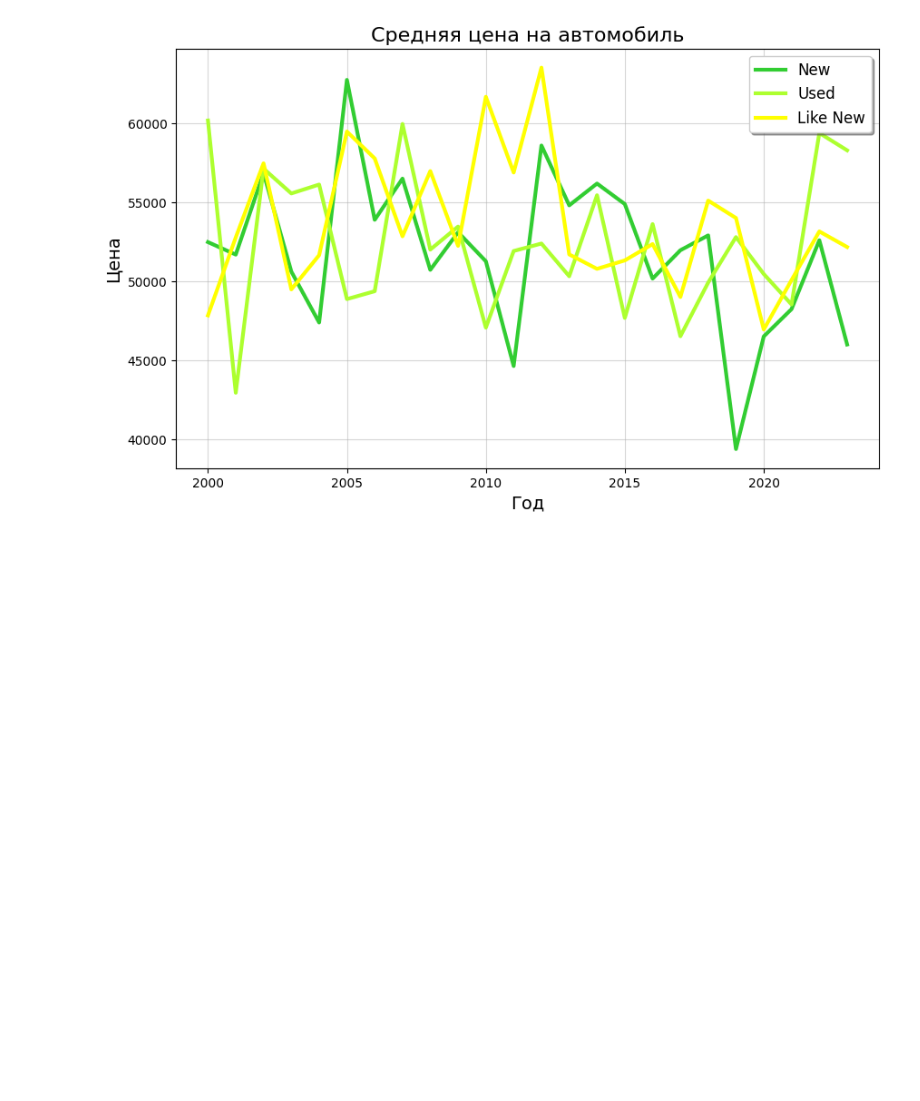
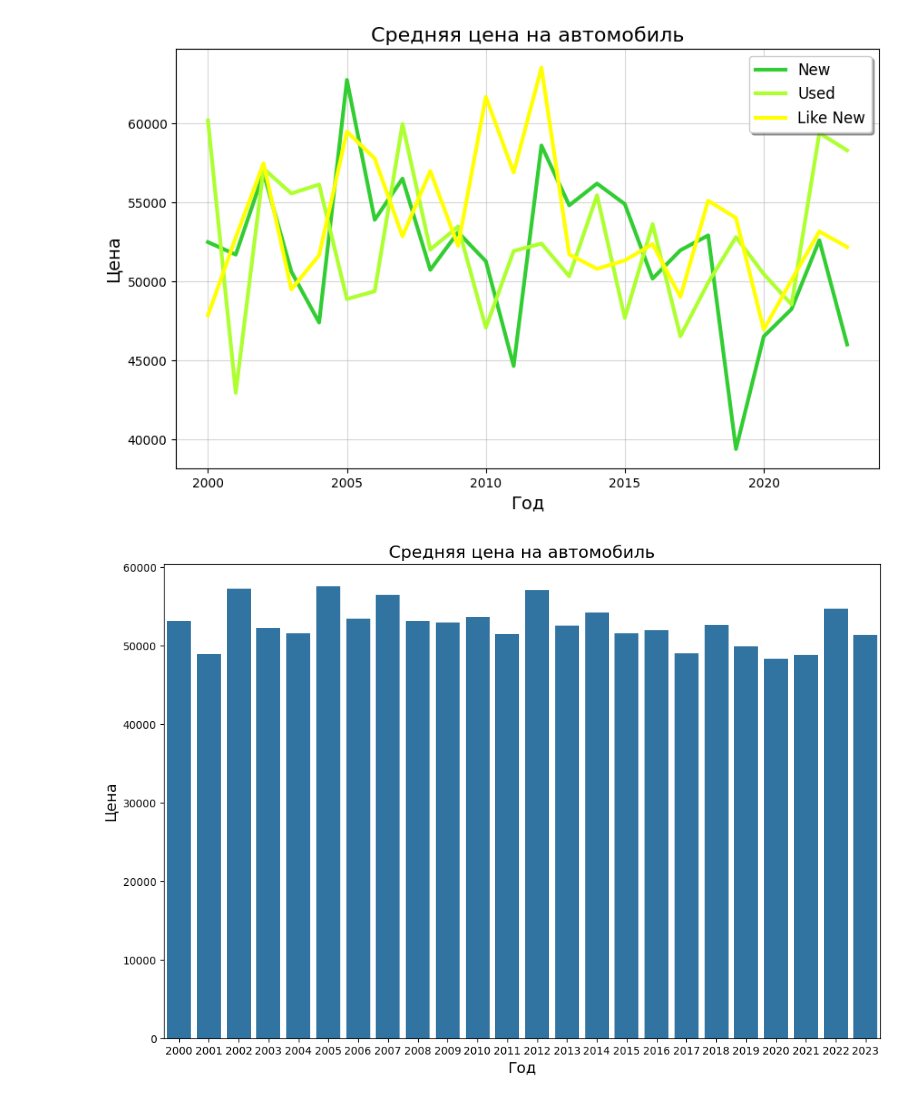
Before and after one commit to Korablinr54/Statistics, a Jupyter notebook: Основы статистики.ipynb, the cells around one changed output. Cells and saved outputs as stored; diff of their text form; code cells hidden in the pictures; blank space fills up the shorter version.

```diff
--- a/Основы статистики.ipynb
+++ b/Основы статистики.ipynb
@@ -154,3 +175,23 @@ plt.legend(loc='upper right', fontsize=12, frameon=True, shadow=True)
 plt.show()
 # %% [output]
 [figure]
+# %%
+# Группируем данные по году и вычисляем среднюю цену
+mean_price = cars.groupby('year')['price'].mean().reset_index()
+
+# Создаем столбчатую диаграмму
+plt.figure(figsize=(12, 8))
+sns.barplot(x='year', y='price', data=mean_price, errorbar=None)
+
+# Настройка графика
+plt.title('Средняя цена на автомобиль', fontsize=16)
+plt.xlabel('Год', fontsize=14)
+plt.ylabel('Цена', fontsize=14)
+
+# Добавляем сетку
+plt.grid(False)
+
+# Отображаем график
+plt.show()
+# %% [output]
+[figure, added]
```
Also changed, not shown: parts of 3 cells of this notebook.
